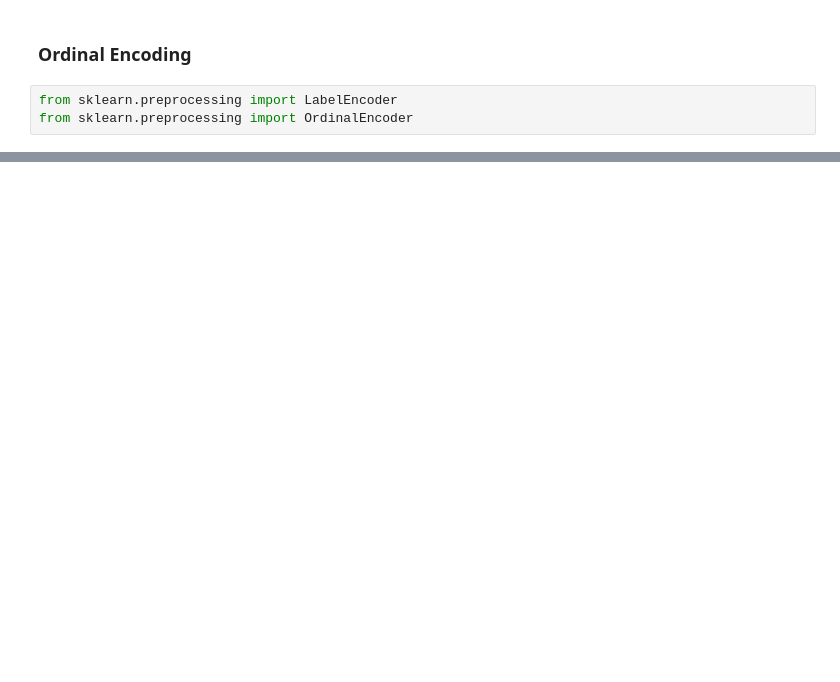
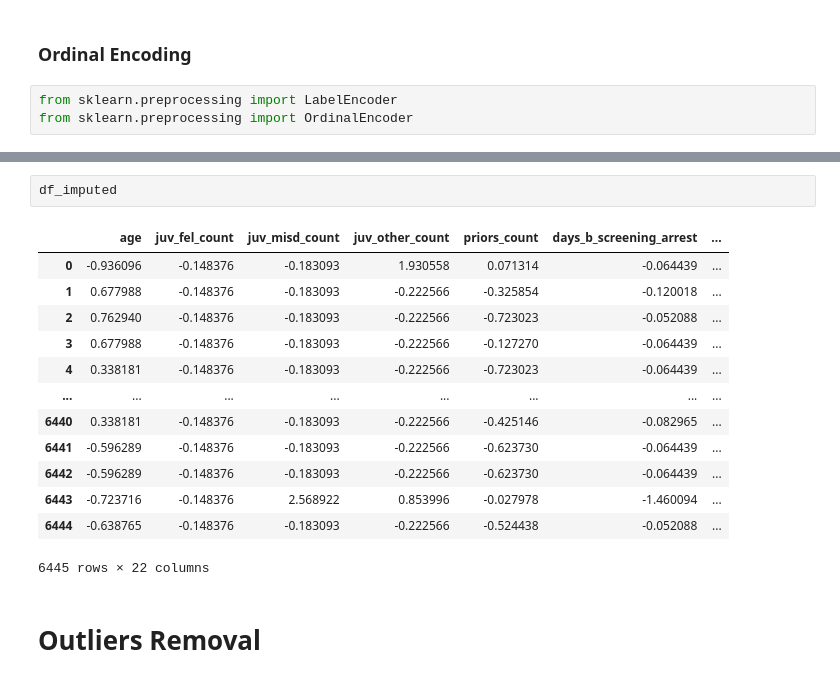
Before and after one commit to estellelm38/Fairness_COMPAS, a Jupyter notebook: preprocessing.ipynb, the cells around one changed output, grey strips where cells are left out. Saved outputs shown, nothing was run; the diff lists cells and outputs as text; blank space fills up the shorter version.

```diff
--- a/preprocessing.ipynb
+++ b/preprocessing.ipynb
@@ -160,0 +227,18 @@ df_encoded = pd.concat([df_quantitative, df_categorical_encoded, df_ordinal_enco
+# %%
+df_imputed
+# %% [output]
+|  | age | juv_fel_count | juv_misd_count | juv_other_count | priors_count | days_b_screening_arrest | ... |
+| 0 | -0.936096 | -0.148376 | -0.183093 | 1.930558 | 0.071314 | -0.064439 | ... |
+| 1 | 0.677988 | -0.148376 | -0.183093 | -0.222566 | -0.325854 | -0.120018 | ... |
+| 2 | 0.762940 | -0.148376 | -0.183093 | -0.222566 | -0.723023 | -0.052088 | ... |
+| 3 | 0.677988 | -0.148376 | -0.183093 | -0.222566 | -0.127270 | -0.064439 | ... |
+| 4 | 0.338181 | -0.148376 | -0.183093 | -0.222566 | -0.723023 | -0.064439 | ... |
+| ... | ... | ... | ... | ... | ... | ... | ... |
+| 6440 | 0.338181 | -0.148376 | -0.183093 | -0.222566 | -0.425146 | -0.082965 | ... |
+| 6441 | -0.596289 | -0.148376 | -0.183093 | -0.222566 | -0.623730 | -0.064439 | ... |
+| 6442 | -0.596289 | -0.148376 | -0.183093 | -0.222566 | -0.623730 | -0.064439 | ... |
+| 6443 | -0.723716 | -0.148376 | 2.568922 | 0.853996 | -0.027978 | -1.460094 | ... |
+| 6444 | -0.638765 | -0.148376 | -0.183093 | -0.222566 | -0.524438 | -0.052088 | ... |
+6445 rows × 22 columns
+# %% [markdown]
+# Outliers Removal
```
Also changed, not shown: parts of 36 cells of this notebook, 2 other files.
